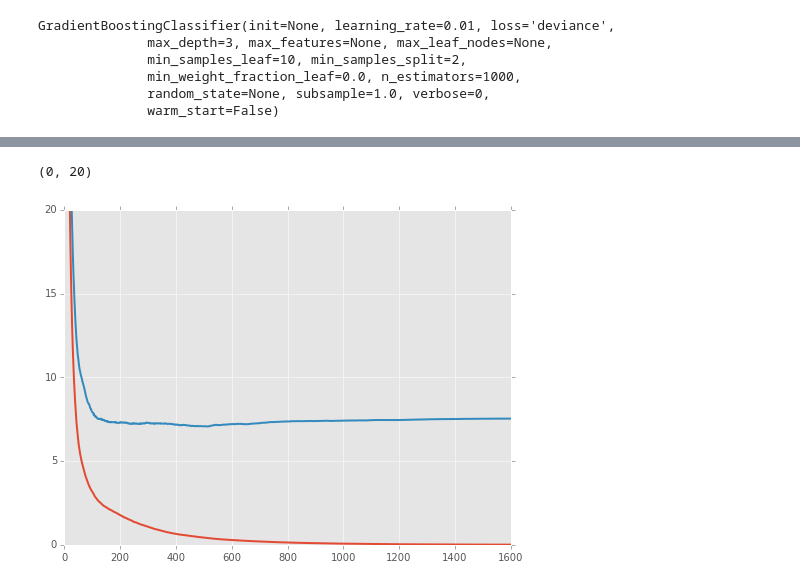
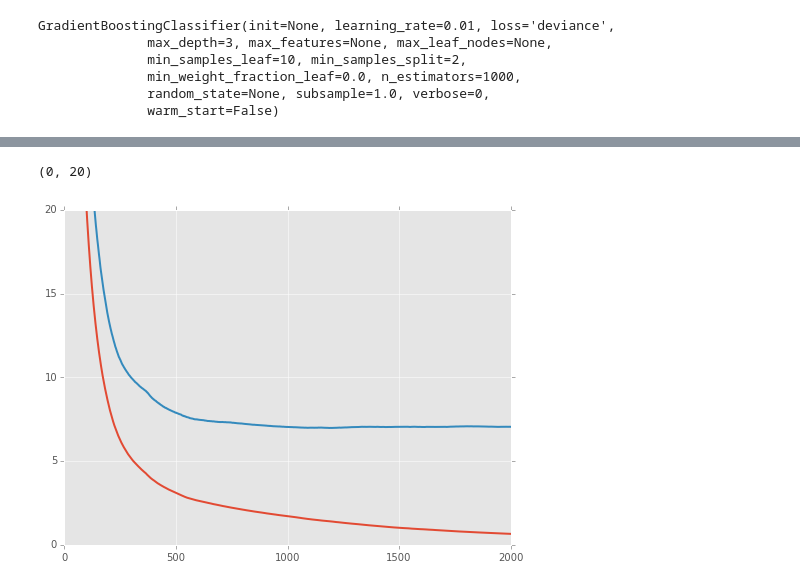
Before and after one commit to madrury/boosting-presentation, a Jupyter notebook: Boosting-Presentation-Galvanize.ipynb, the cells around one changed output, grey strips where cells are left out. Drawn from its saved outputs; the diff is of its cells as text; code cells hidden in the pictures.

```diff
--- a/Boosting-Presentation-Galvanize.ipynb
+++ b/Boosting-Presentation-Galvanize.ipynb
@@ -186,26 +188,28 @@ plot_classification_boundary()
 # %%
 ## Regression on the boston data set
-N_ESTIMATORS = 1600
+N_ESTIMATORS = 2000
 
 boston = datasets.load_boston()
 X, y = boston['data'], boston['target']
 # %%
 X_train, X_test, y_train, y_test = cv.train_test_split(X, y, test_size=0.20, random_state=1)
 
-model = GradientBoostingRegressor(n_estimators=N_ESTIMATORS, learning_rate=0.05)
+model = GradientBoostingRegressor(n_estimators=N_ESTIMATORS, learning_rate=0.01)
 model.fit(X_train, y_train)
 
 train_score = np.zeros(N_ESTIMATORS)
 for i, y_pred in enumerate(model.staged_predict(X_train)):
     train_score[i] = model.loss_(y_train, y_pred)
 
 test_score = np.zeros(N_ESTIMATORS)
 for i, y_pred in enumerate(model.staged_predict(X_test)):
     test_score[i] = model.loss_(y_test, y_pred)
 
-plt.plot(np.arange(N_ESTIMATORS) + 1, train_score)
-plt.plot(np.arange(N_ESTIMATORS) + 1, test_score)
+plt.plot(np.arange(N_ESTIMATORS) + 1, train_score,
+        label="Training Score.")
+plt.plot(np.arange(N_ESTIMATORS) + 1, test_score,
+        label="Testing Score")
 plt.ylim([0, 20])
 # %% [output]
 (0, 20)
-[figure, old version]
+[figure, new version]
```
Also changed, not shown: parts of 2 cells of this notebook.
